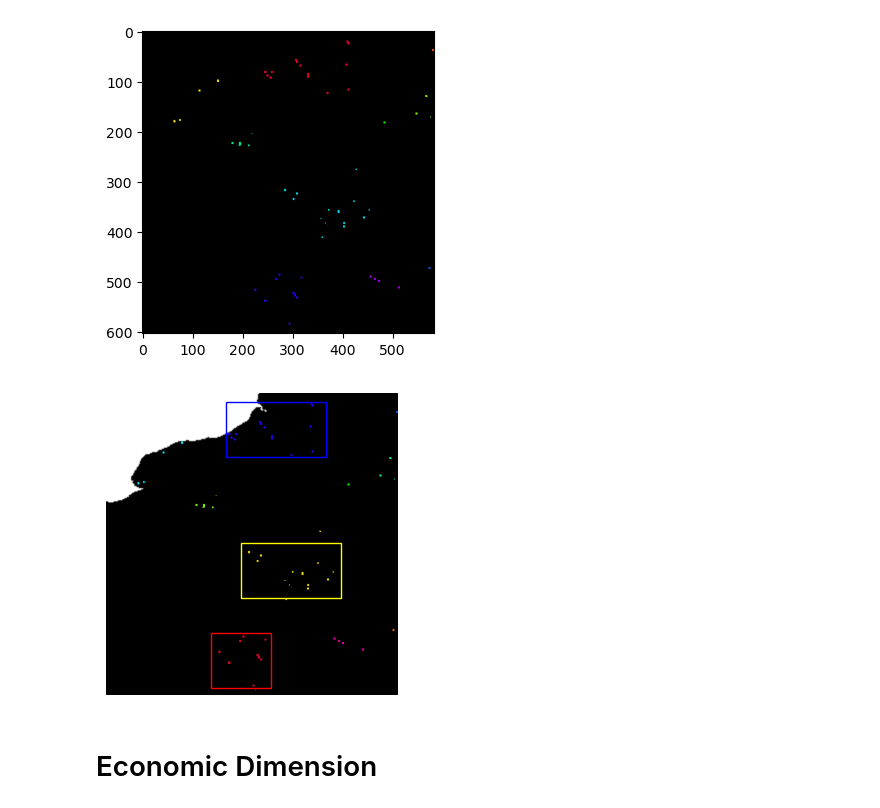
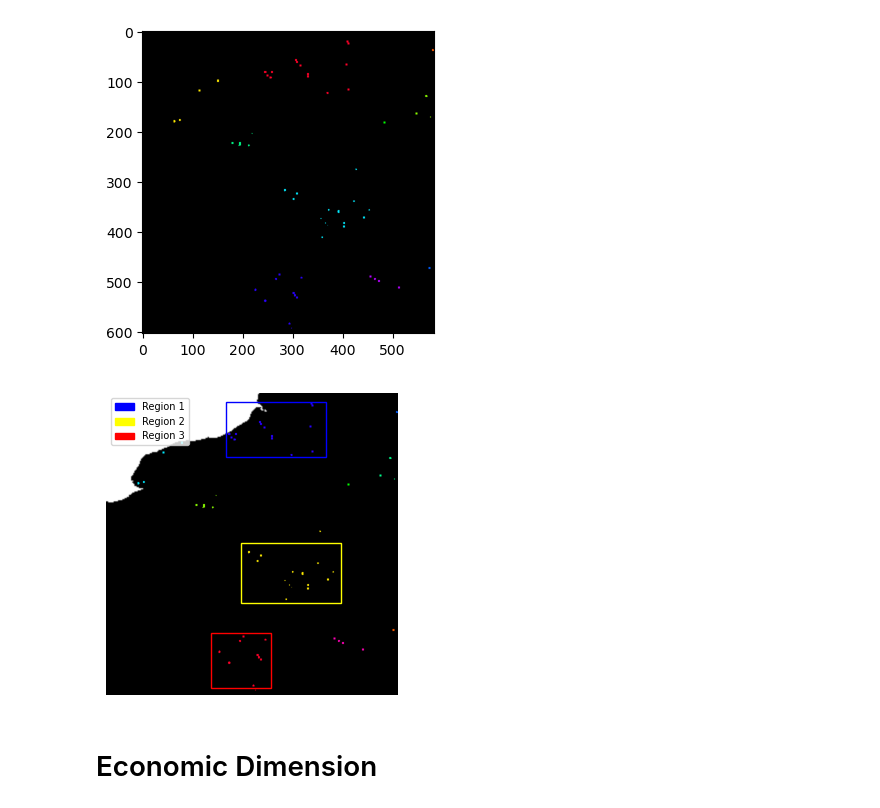
Before and after one commit to AlaZegnani/CYSD_Intern, a Jupyter notebook: CySD Internship.ipynb, the cells around one changed output. Drawn from its saved outputs; the diff is of its cells as text; code cells hidden in the pictures.

```diff
--- a/CySD Internship.ipynb
+++ b/CySD Internship.ipynb
@@ -234,21 +234,26 @@ clust_map, clust_masks = pcv.spatial_clustering(gray2, algorithm="DBSCAN", min_c
 # %%
 #Cluster output
 cluster_map=clust_map+cv2.bitwise_not(rgbmap_band)
 plt.imshow(cluster_map,cmap="CMRmap" ,vmin=0, vmax=1)
 region1 = plt.Rectangle((240,18), 200, 110,fc="None",ec="blue")
 plt.gca().add_patch(region1)
 
 region2 = plt.Rectangle((270,300), 200, 120,fc="None",ec="yellow")
 plt.gca().add_patch(region2)
 
 region3 = plt.Rectangle((210,480), 120, 110,fc="None",ec="red")
 plt.gca().add_patch(region3)
 
+red_box = matplotlib.patches.Patch(color='red', label='Region 3')
+yellow_box = matplotlib.patches.Patch(color='yellow', label='Region 2')
+blue_box = matplotlib.patches.Patch(color='blue', label='Region 1')
+plt.legend(handles=[blue_box,yellow_box,red_box],fontsize=7)
+
 plt.axis("off")
 plt.savefig("Clustered_plants.png",dpi=200)
 plt.show()
 # %% [output]
-[figure, old version]
+[figure, new version]
 # %% [markdown]
 # Economic Dimension
 # %%
```
Also changed, not shown: parts of 1 cell of this notebook.
